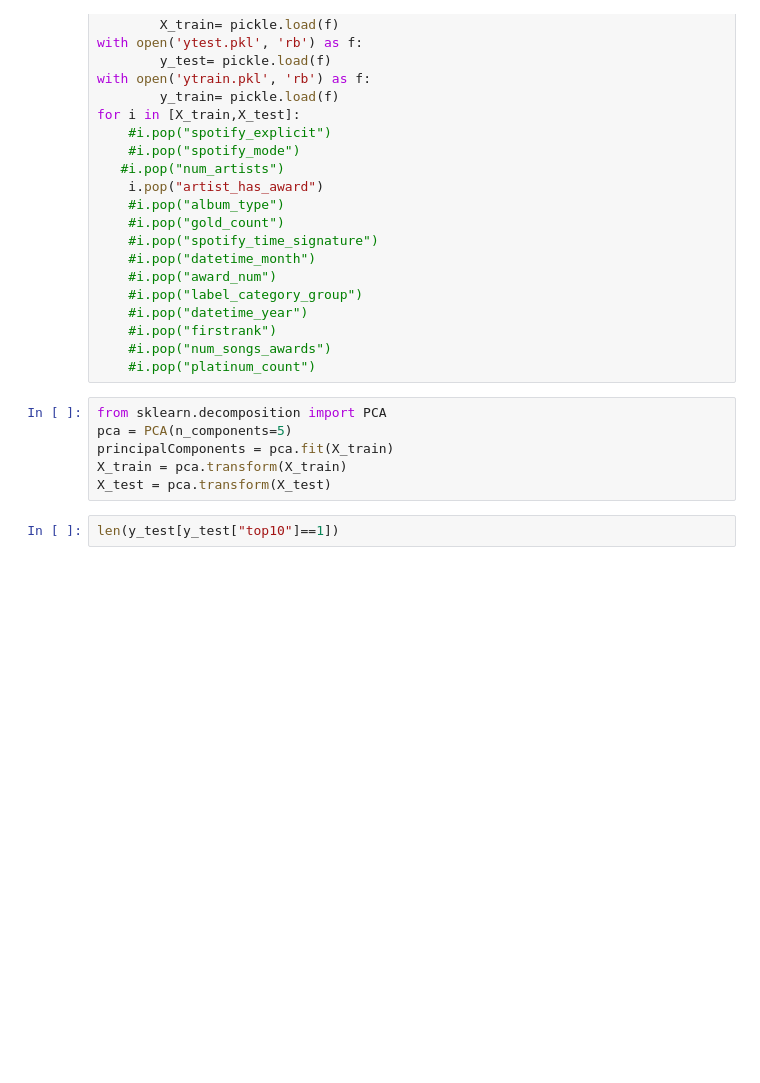
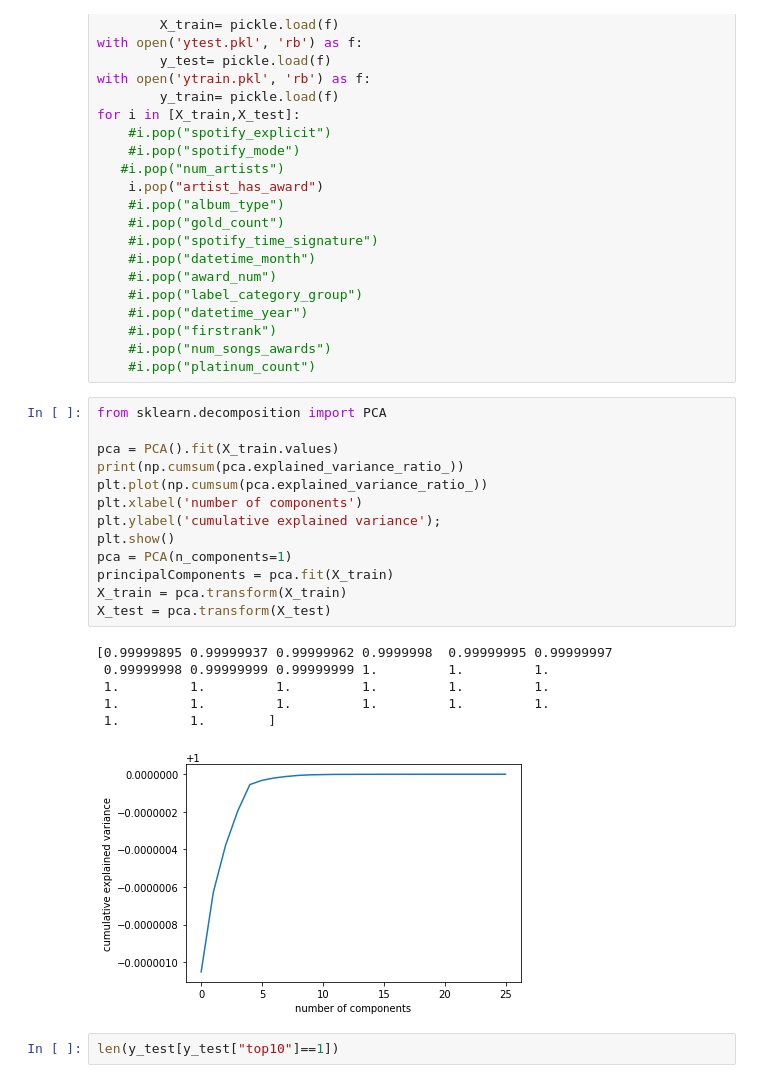
Before and after one commit to Weulass/Billboard-analytics, a Jupyter notebook: First Models.ipynb, the cells around one changed output. Cells and saved outputs as stored; diff of their text form; blank space fills up the shorter version.

```diff
--- a/First Models.ipynb
+++ b/First Models.ipynb
@@ -83,10 +83,24 @@ for i in [X_train,X_test]:
     #i.pop("platinum_count")
 # %%
 from sklearn.decomposition import PCA
-pca = PCA(n_components=5)
+
+pca = PCA().fit(X_train.values)
+print(np.cumsum(pca.explained_variance_ratio_))
+plt.plot(np.cumsum(pca.explained_variance_ratio_))
+plt.xlabel('number of components')
+plt.ylabel('cumulative explained variance');
+plt.show()
+pca = PCA(n_components=1)
 principalComponents = pca.fit(X_train)
 X_train = pca.transform(X_train)
 X_test = pca.transform(X_test)
+# %% [output]
+[0.99999895 0.99999937 0.99999962 0.9999998  0.99999995 0.99999997
+ 0.99999998 0.99999999 0.99999999 1.         1.         1.
+ 1.         1.         1.         1.         1.         1.
+ 1.         1.         1.         1.         1.         1.
+ 1.         1.        ]
+[figure, added]
 # %%
 len(y_test[y_test["top10"]==1])
 # %% [output]
```
Also changed, not shown: parts of 10 cells of this notebook, 1 other file.
